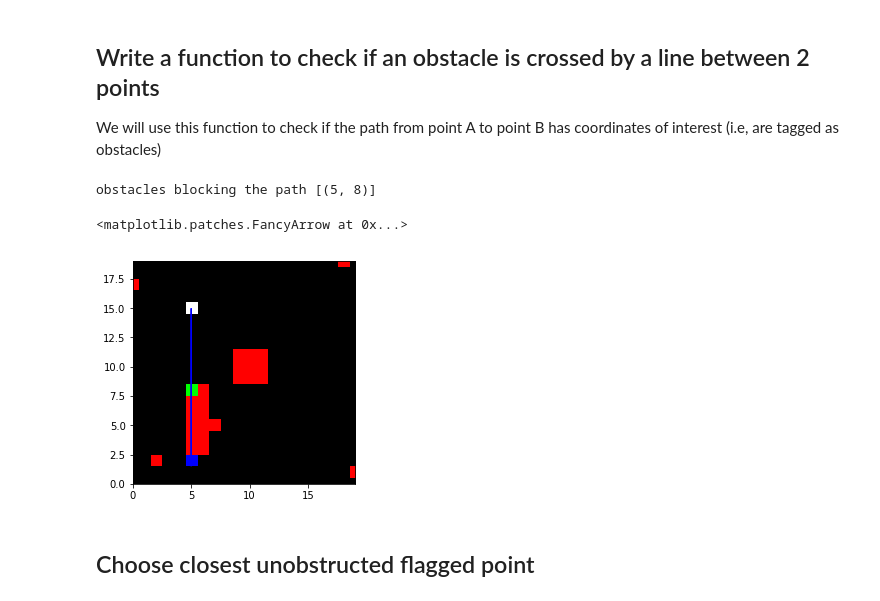
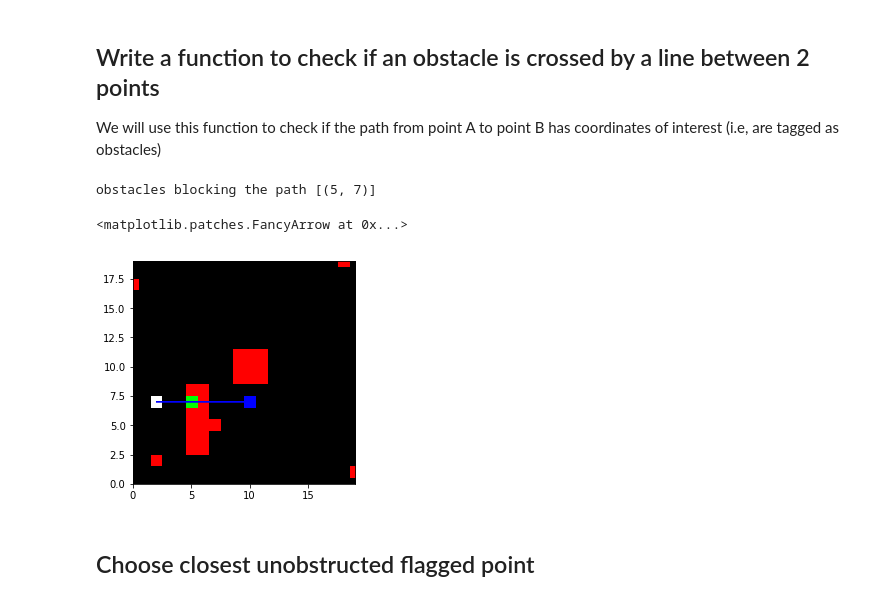
Before and after one commit to flores-jacob/RoboND-Rover-Project, a Jupyter notebook: code/Rover_Project_Test_Notebook.ipynb, the cells around one changed output. Saved outputs shown, nothing was run; the diff lists cells and outputs as text; code cells hidden in the pictures.

```diff
--- a/code/Rover_Project_Test_Notebook.ipynb
+++ b/code/Rover_Project_Test_Notebook.ipynb
@@ -413,9 +413,12 @@ def obstacle_crossed_by_line(origin_x, origin_y, destination_x, destination_y, m
 #     assert(map_data[destination_y, destination_x] == 0, "tag is " + str(map_data[destination_y, destination_x]) + " instead")
 
     # "draw" the line by getting its different elements
-    x_diff = destination_x - float(origin_x) + .0001# convert one of the numbers into float so that we can have more
-    y_diff = destination_y - float(origin_y) + .0001# accurate computations, with no rounding off
+    x_diff = destination_x - float(origin_x) + .00001# convert one of the numbers into float so that we can have more
+    y_diff = destination_y - float(origin_y)# accurate computations, with no rounding off
 
+#     if y_diff == 0:
+#         slope = 0
+#     else:
     slope = y_diff/x_diff
 
     y_intercept = origin_y - (slope*origin_x)
@@ -554,46 +557,46 @@ memory_map_mini[17* multiplier, 0 * multiplier] = (255, 0, 0, 5)
 memory_map_mini[3 * multiplier:9 * multiplier, 5 * multiplier:7 * multiplier] = (255, 0, 0, 5)
 
 # create dummy rover position data for to_polar_coords with origin
-dummy_rover_xpos = 5 * multiplier
-dummy_rover_ypos = 15 * multiplier
+dummy_rover_xpos = 2 * multiplier
+dummy_rover_ypos = 7 * multiplier
 
 # plot the rover location, color it white
 memory_map_mini[dummy_rover_ypos, dummy_rover_xpos] = (255, 255, 255, 1)
 
 # create dummy destinaton coordinates
-destination_x = 5 * multiplier
-destination_y = 2 * multiplier
+destination_x = 10 * multiplier
+destination_y = 7 * multiplier
 
 memory_map_mini[destination_y, destination_x] = (0,0,255,8)
 
 flag = [5]
 
 obstacles = obstacle_crossed_by_line(dummy_rover_xpos, dummy_rover_ypos, destination_x, destination_y, memory_map_mini[:,:,3], flag, return_all=False)
 
 print("obstacles blocking the path", obstacles)
 
 if obstacles:
     for obstacle in obstacles:
         memory_map_mini[obstacle[1], obstacle[0]] = (0, 255,0,5)
 
 
 
 fig = plt.figure(figsize=(12,9))
 plt.subplot(221)
 plt.imshow(memory_map_mini[:, :, :3])
 plt.ylim(0, 19 * multiplier)
 plt.xlim(0, 19 * multiplier)
 
 distance, angle = to_polar_coords_with_origin(dummy_rover_xpos, dummy_rover_ypos, destination_x, destination_y)
 
 arrow_length = distance
 x_arrow = arrow_length * np.cos(angle)
 y_arrow = arrow_length * np.sin(angle)
 plt.arrow(dummy_rover_xpos, dummy_rover_ypos, x_arrow, y_arrow, color='blue', head_width=.5, head_length=.5)
 # %% [output]
-obstacles blocking the path [(5, 8)]
+obstacles blocking the path [(5, 7)]
 <matplotlib.patches.FancyArrow at 0x...>
-[figure, old version]
+[figure, new version]
 # %% [markdown]
 ## Choose closest unobstructed flagged point
 # %%
```
Also changed, not shown: parts of 5 cells of this notebook, 10 other files.
